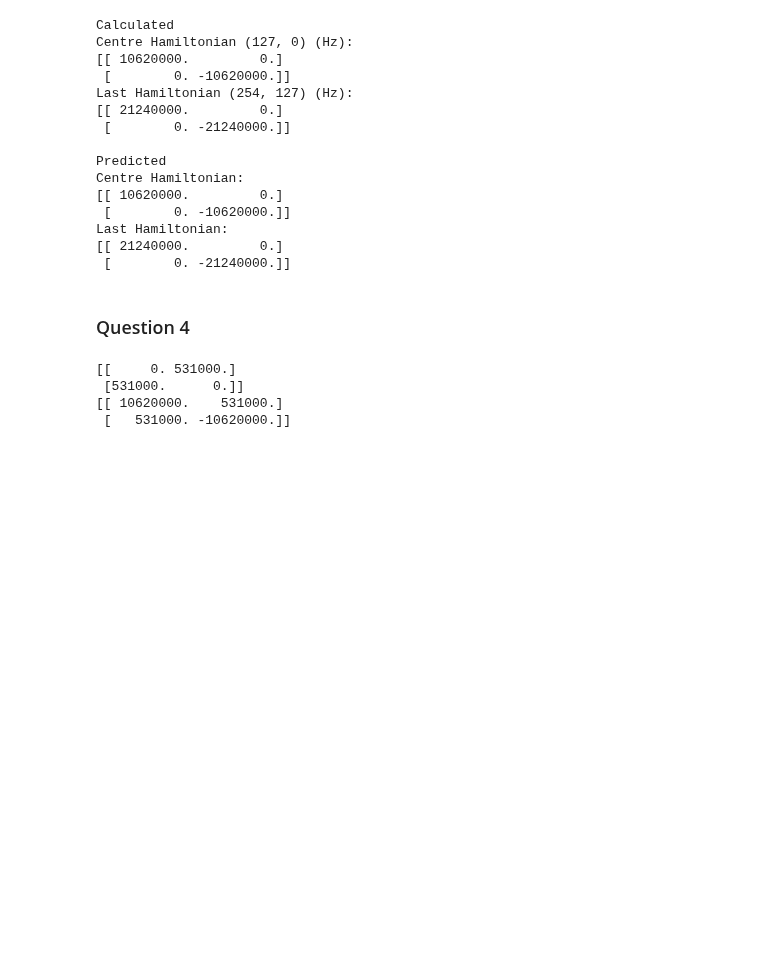
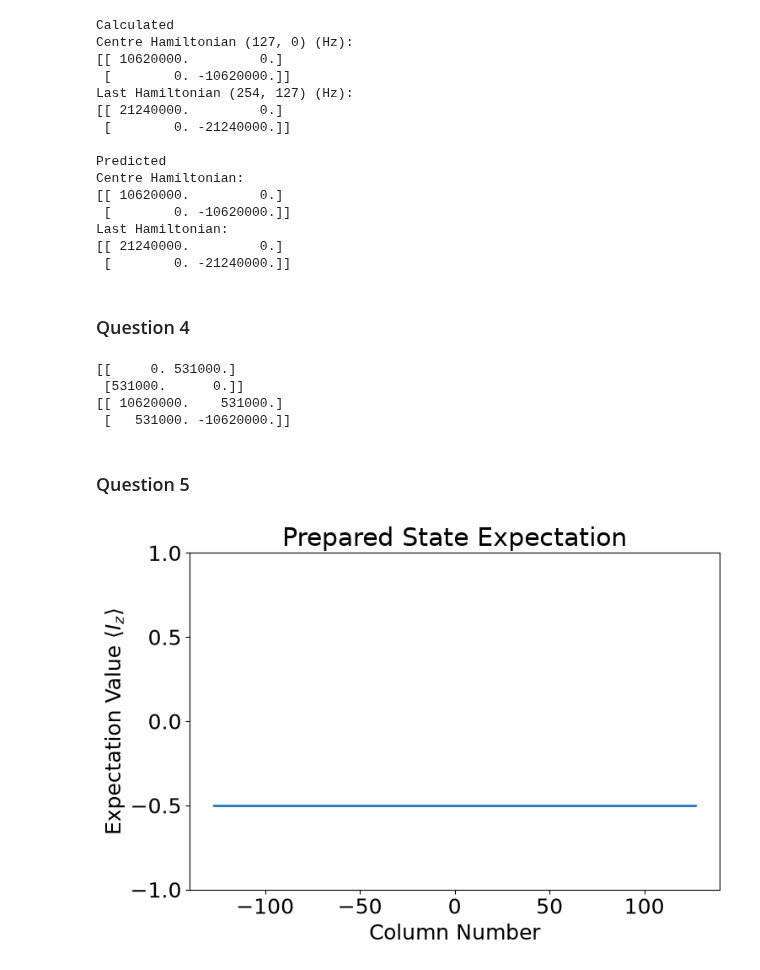
Before and after one commit to mvx-dev/notes, a Jupyter notebook: study/ELEC3705/assignment/code/src/code/assignment.ipynb, the cells around one changed output. Saved outputs shown, nothing was run; the diff lists cells and outputs as text; code cells hidden in the pictures; blank space fills up the shorter version.

```diff
--- a/study/ELEC3705/assignment/code/src/code/assignment.ipynb
+++ b/study/ELEC3705/assignment/code/src/code/assignment.ipynb
@@ -151,3 +154,20 @@ print(H_tilde[ncols - 1])
  [531000.      0.]]
 [[ 10620000.    531000.]
  [   531000. -10620000.]]
+# %% [markdown]
+### Question 5
+# %%
+states = np.tile(d_ket, (ncols, 1))  # set one spin per pixel
+expect = np.real(np.einsum("...i,ij,...j->...", states.conj(), I_z, states))
+
+fig, ax = plt.subplots()
+ax.plot(c, expect)
+
+ax.set_title("Prepared State Expectation")
+ax.set_xlabel("Column Number")
+ax.set_ylabel(r"Expectation Value $\langle I_z \rangle$")
+ax.set_ylim(-1, 1) # view the entire range of expectation values
+fig.tight_layout()
+fig.savefig(f"{OUT_DIR}/single-spin-exp.png")
+# %% [output]
+[figure, added]
```
Also changed, not shown: parts of 12 cells of this notebook, 12 other files.
